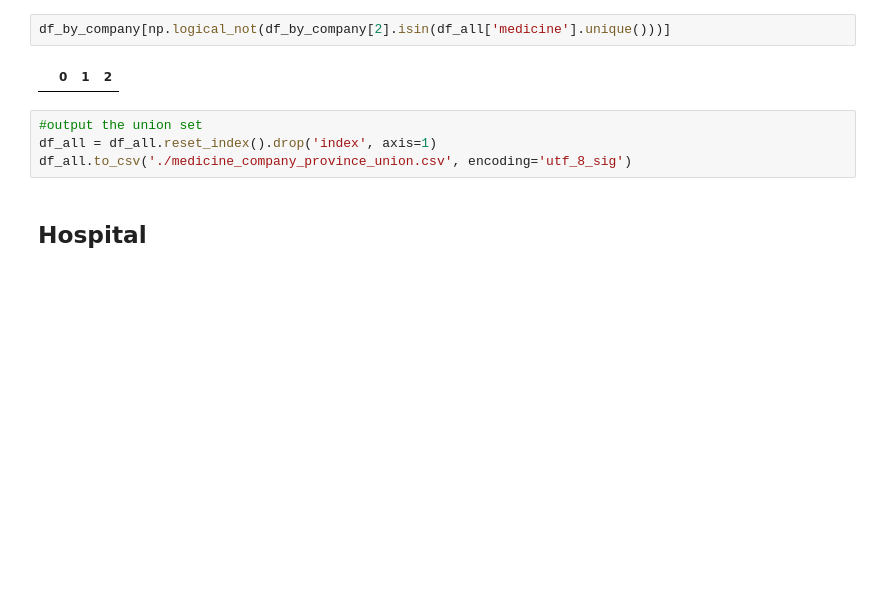
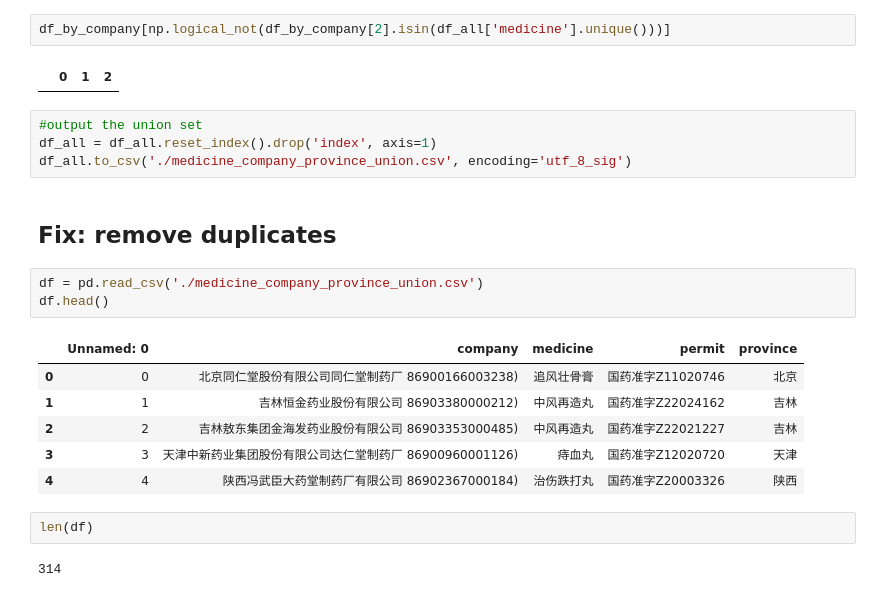
Before and after one commit to Roytangrb/Pangolin, a Jupyter notebook: china/normalise_pangolin_medicine.ipynb, the cells around one changed output. Cells and saved outputs as stored; diff of their text form; blank space fills up the shorter version.

```diff
--- a/china/normalise_pangolin_medicine.ipynb
+++ b/china/normalise_pangolin_medicine.ipynb
@@ -149,5 +149,19 @@ df_by_company[np.logical_not(df_by_company[2].isin(df_all['medicine'].unique()))
 #output the union set
 df_all = df_all.reset_index().drop('index', axis=1)
 df_all.to_csv('./medicine_company_province_union.csv', encoding='utf_8_sig')
-# %% [markdown]
-## Hospital
+# %% [markdown]
+## Fix: remove duplicates
+# %%
+df = pd.read_csv('./medicine_company_province_union.csv')
+df.head()
+# %% [output]
+|  | Unnamed: 0 | company | medicine | permit | province |
+| 0 | 0 | 北京同仁堂股份有限公司同仁堂制药厂 86900166003238) | 追风壮骨膏 | 国药准字Z11020746 | 北京 |
+| 1 | 1 | 吉林恒金药业股份有限公司 86903380000212) | 中风再造丸 | 国药准字Z22024162 | 吉林 |
+| 2 | 2 | 吉林敖东集团金海发药业股份有限公司 86903353000485) | 中风再造丸 | 国药准字Z22021227 | 吉林 |
+| 3 | 3 | 天津中新药业集团股份有限公司达仁堂制药厂 86900960001126) | 痔血丸 | 国药准字Z12020720 | 天津 |
+| 4 | 4 | 陕西冯武臣大药堂制药厂有限公司 86902367000184) | 治伤跌打丸 | 国药准字Z20003326 | 陕西 |
+# %%
+len(df)
+# %% [output]
+314
```
Also changed, not shown: 5 other files.
